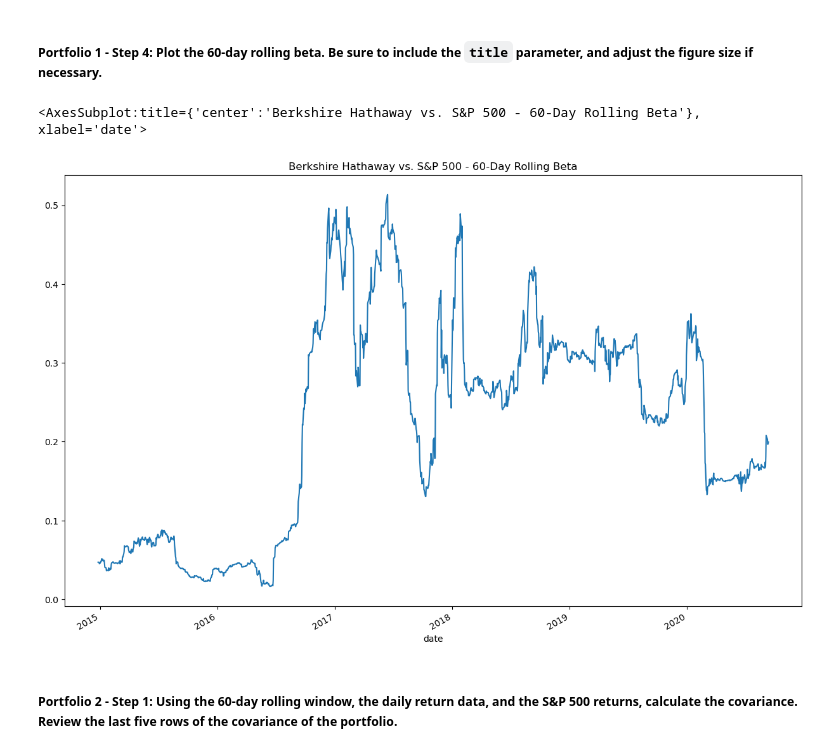
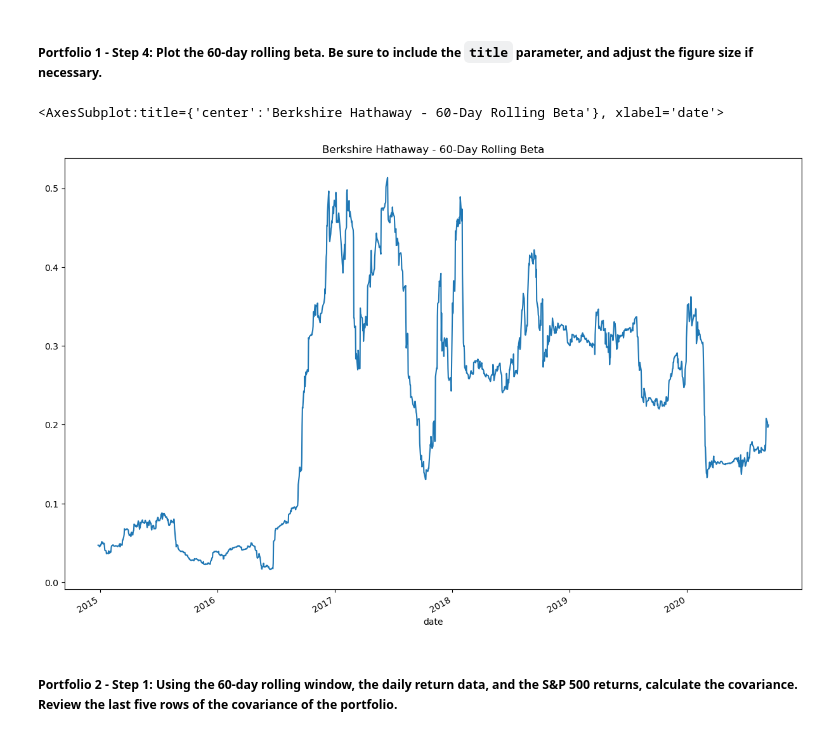
Before and after one commit to ssenhouse/challenge-4-041323, a Jupyter notebook: Starter_Code/risk_return_analysis.ipynb, the cells around one changed output. Saved outputs shown, nothing was run; the diff lists cells and outputs as text; code cells hidden in the pictures.

```diff
--- a/Starter_Code/risk_return_analysis.ipynb
+++ b/Starter_Code/risk_return_analysis.ipynb
@@ -429,7 +430,7 @@ dtype: float64
 # Review the last five rows of the beta information
 # YOUR CODE HERE
 # Portfolio 1: Berkshire Hathaway Inc Beta calculation
-beta_bh = (whale_daily_returns['BERKSHIRE HATHAWAY INC']).rolling(window = 60).cov(whale_daily_returns['S&P 500'])/s_and_p500_var
+beta_bh = covariance_bh_spx/s_and_p500_var
 beta_bh_clean=beta_bh.dropna()
 beta_bh_clean.tail()
 # %% [output]
@@ -454,12 +455,12 @@ beta_bh_clean.mean()
 # %%
 # Plot the rolling beta
 # Include a title parameter and adjust the figure size
 # YOUR CODE HERE
 # Portfolio 1: Berkshire Hathaway Inc Rolling 60-day average beta.
-beta_bh_clean.plot(figsize = (15,10), title = "Berkshire Hathaway vs. S&P 500 - 60-Day Rolling Beta")
+beta_bh_clean.plot(figsize = (15,10), title = "Berkshire Hathaway - 60-Day Rolling Beta")
 # %% [output]
-<AxesSubplot:title={'center':'Berkshire Hathaway vs. S&P 500 - 60-Day Rolling Beta'}, xlabel='date'>
+<AxesSubplot:title={'center':'Berkshire Hathaway - 60-Day Rolling Beta'}, xlabel='date'>
-[figure, old version]
+[figure, new version]
 # %% [markdown]
 ##### Portfolio 2 - Step 1: Using the 60-day rolling window, the daily return data, and the S&P 500 returns, calculate the covariance. Review the last five rows of the covariance of the portfolio.
 # %%
```
Also changed, not shown: parts of 7 cells of this notebook.
